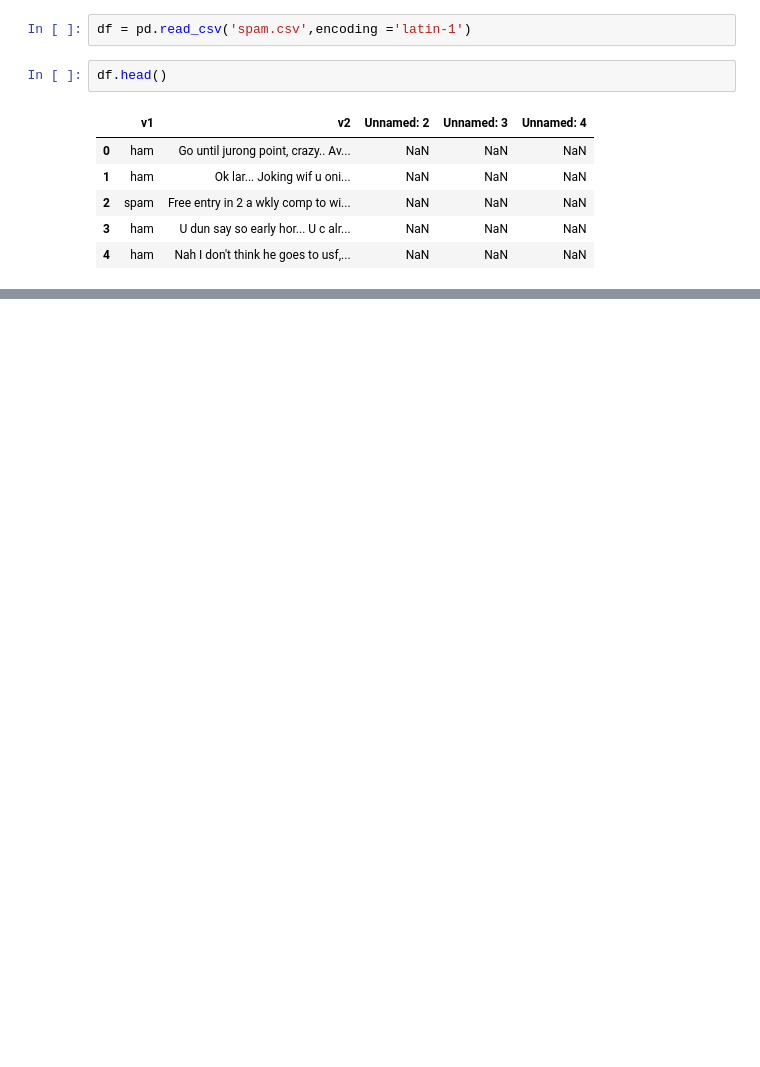
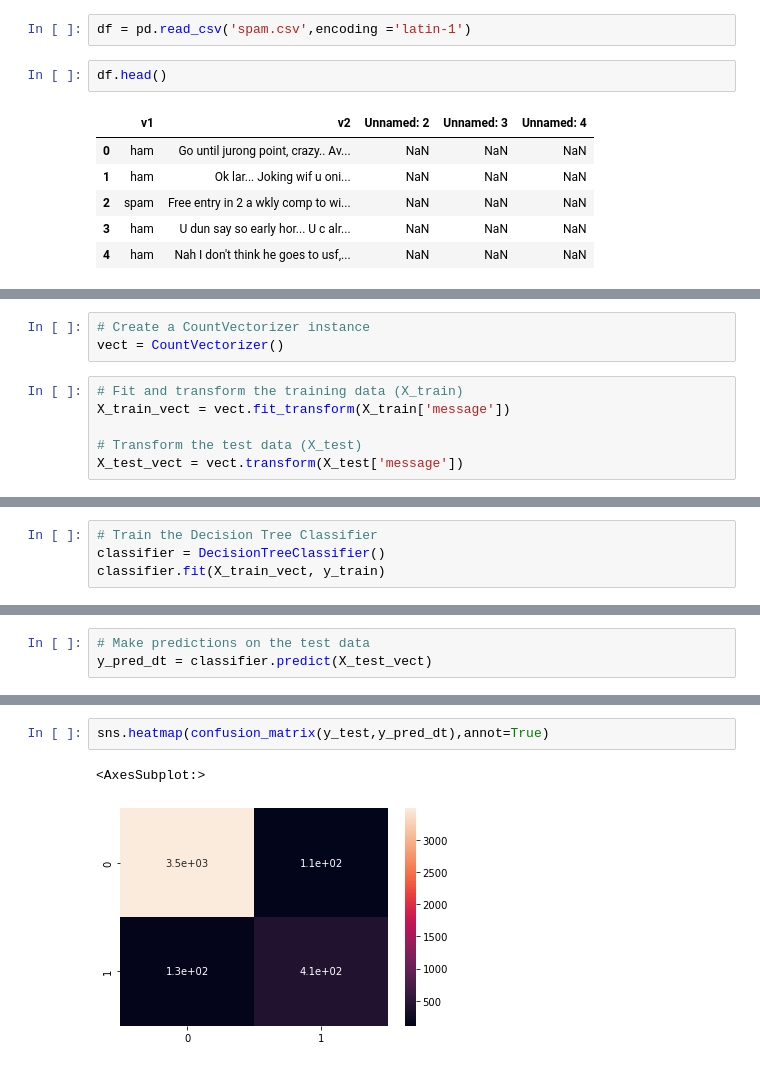
Before and after one commit to RahulWadwani/OIBSIP, a Jupyter notebook: Task 4/E-Mail spam detection.ipynb, the cells around one changed output, grey strips where cells are left out. Saved outputs shown, nothing was run; the diff lists cells and outputs as text; blank space fills up the shorter version.

```diff
--- a/Task 4/E-Mail spam detection.ipynb
+++ b/Task 4/E-Mail spam detection.ipynb
@@ -15,0 +306,9 @@ df.head()
+# %%
+# Create a CountVectorizer instance
+vect = CountVectorizer()
+# %%
+# Fit and transform the training data (X_train)
+X_train_vect = vect.fit_transform(X_train['message'])
+
+# Transform the test data (X_test)
+X_test_vect = vect.transform(X_test['message'])
@@ -15,0 +336,4 @@ df.head()
+# %%
+# Train the Decision Tree Classifier
+classifier = DecisionTreeClassifier()
+classifier.fit(X_train_vect, y_train)
@@ -15,0 +342,3 @@ df.head()
+# %%
+# Make predictions on the test data
+y_pred_dt = classifier.predict(X_test_vect)
@@ -15,0 +400,5 @@ df.head()
+# %%
+sns.heatmap(confusion_matrix(y_test,y_pred_dt),annot=True)
+# %% [output]
+<AxesSubplot:>
+[figure, added]
```
Also changed, not shown: parts of 44 cells of this notebook.
